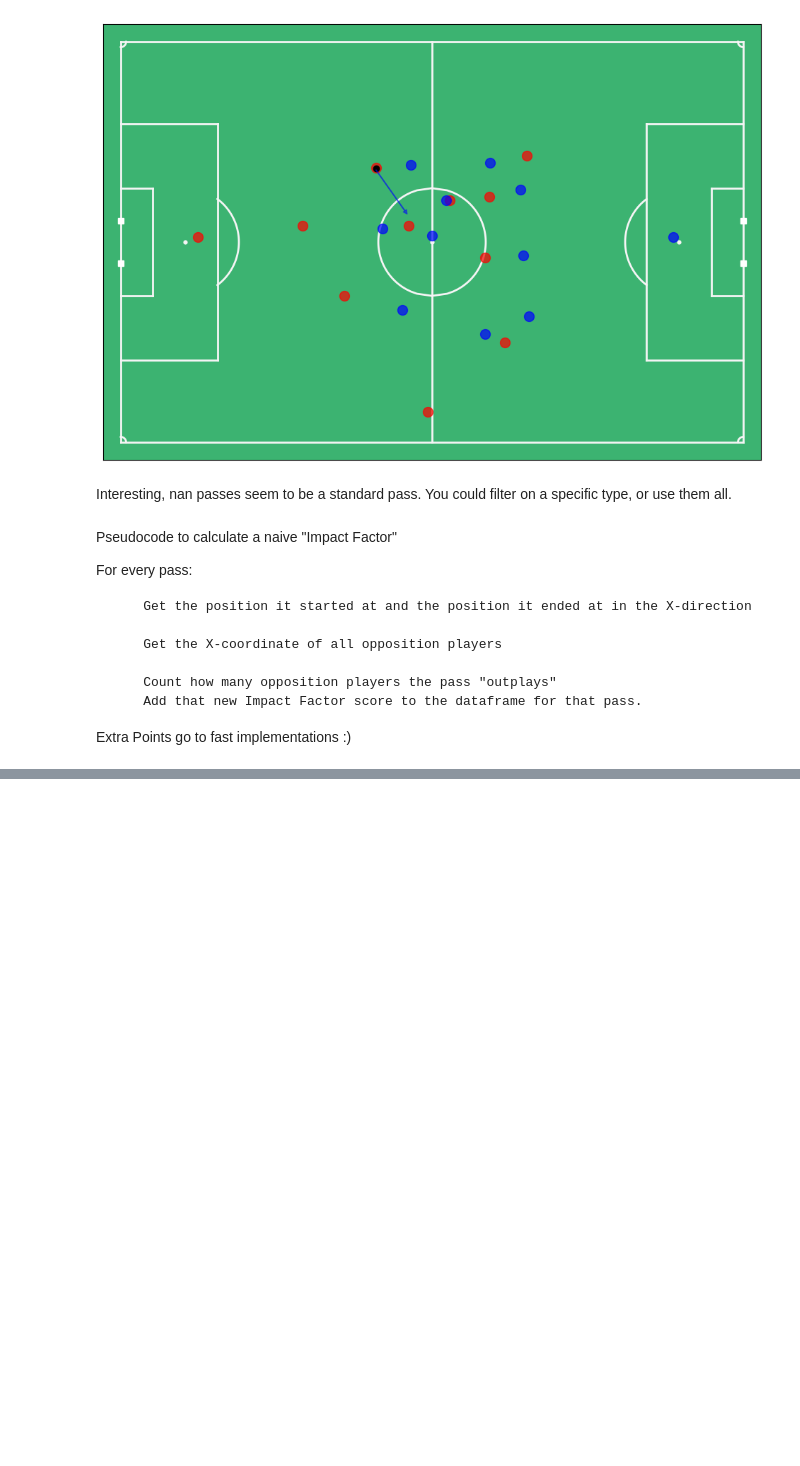
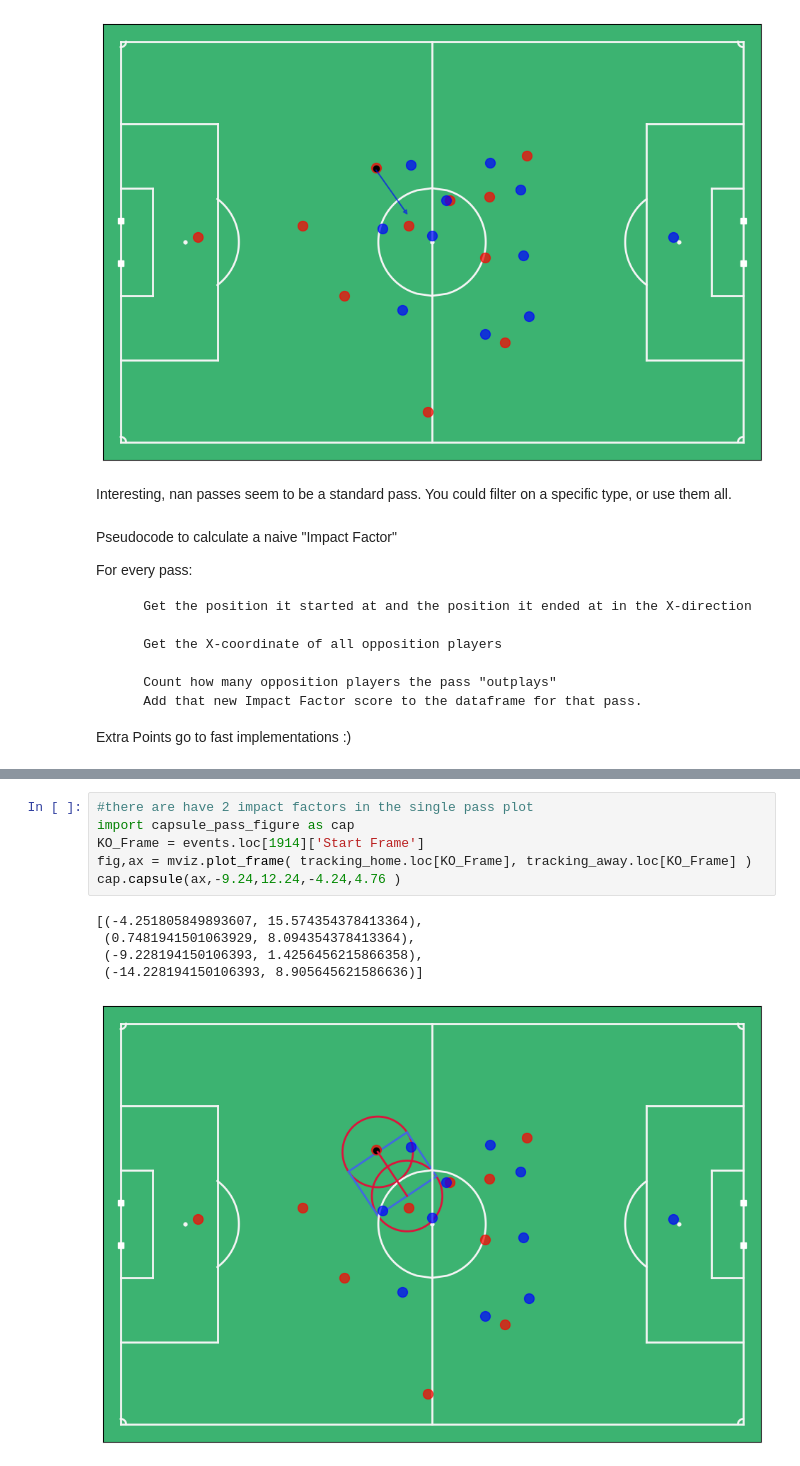
Before and after one commit to Jason-Fu-sk/Shangkai-fu_oludamilola-ajala, a Jupyter notebook: example_notebook.ipynb, the cells around one changed output, grey strips where cells are left out. Drawn from its saved outputs; the diff is of its cells as text; blank space fills up the shorter version.

```diff
--- a/example_notebook.ipynb
+++ b/example_notebook.ipynb
@@ -234 +236,13 @@ for index, row in passes.iterrows():
+# %%
+#there are have 2 impact factors in the single pass plot
+import capsule_pass_figure as cap
+KO_Frame = events.loc[1914]['Start Frame']
+fig,ax = mviz.plot_frame( tracking_home.loc[KO_Frame], tracking_away.loc[KO_Frame] )
+cap.capsule(ax,-9.24,12.24,-4.24,4.76 )
+# %% [output]
+[(-4.251805849893607, 15.574354378413364),
+ (0.7481941501063929, 8.094354378413364),
+ (-9.228194150106393, 1.4256456215866358),
+ (-14.228194150106393, 8.905645621586636)]
+[figure, added]
 # %%
```
Also changed, not shown: parts of 6 cells of this notebook, 1 other file.
